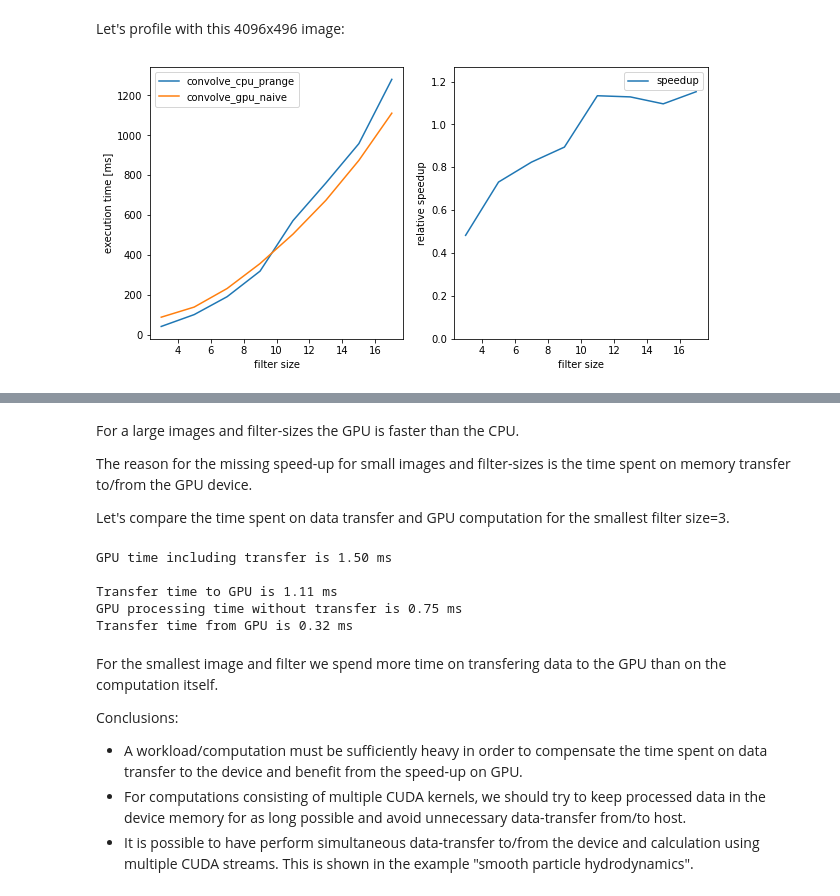
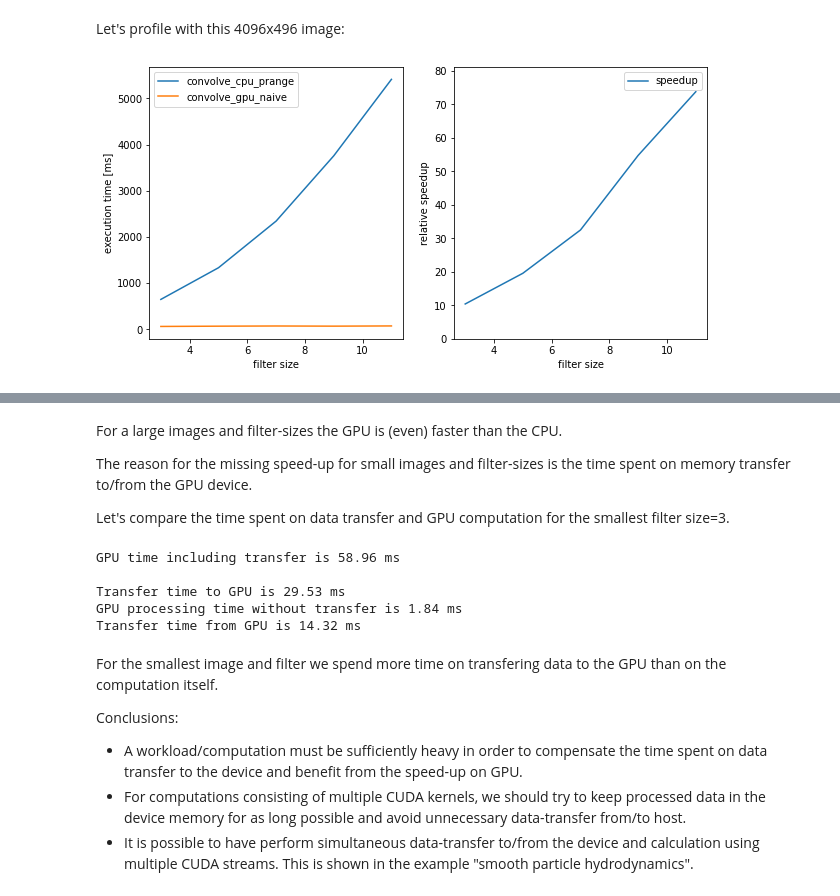
Before and after one commit to rmcabezon/GPU-course, a Jupyter notebook: notebooks/05_ImageProcessingConvolution.ipynb, the cells around one changed output, grey strips where cells are left out. Cells and saved outputs as stored; diff of their text form; code cells hidden in the pictures.

```diff
--- a/notebooks/05_ImageProcessingConvolution.ipynb
+++ b/notebooks/05_ImageProcessingConvolution.ipynb
@@ -70,7 +54,7 @@ from scipy.signal import convolve2d
 from skimage import io
 import matplotlib.pyplot as plt
 
-image_path = "https://homepages.cae.wisc.edu/~ece533/images/cameraman.tif"
+image_path = "https://people.math.sc.edu/Burkardt/data/tif/cameraman.tif"
 image = io.imread(image_path).astype(np.float32)
 filter_shape = (5, 5)
 uniform_filter = np.ones(filter_shape)/sum(np.ones(filter_shape).flatten())  # create uniform 3x3 filter
@@ -244,18 +230,16 @@ Here is a custom CPU version of the 2D convolution function using Numba JIT.
 # %%
-# CPU convolution definition using Numba JIT without parallelization.
-@jit(nopython=True)
-def convolve_cpu_jit(image, filter, result):
+# CPU convolution definition using parallelization with prange; this implementation runs in parallel on a multi-core CPU.
+# It is 6x faster than the `filter2d_cpu_jit` version on my 6-core laptop.
+
+@njit(parallel=True)
+def convolve_cpu_prange(image, filter, result):
     image_height, image_width = image.shape
     filter_height, filter_width = filter.shape
     filter_height_halved = filter_height // 2
     filter_width_halved = filter_width // 2
 
-    for row in range(0, image_height):  # iterate over pixel rows
-        for col in range(0, image_width):  # iterate over pixel columns
-            if row < filter_height_halved or row >= image_height - filter_height_halved:  # do nothing if outside valid area of image
-                continue
-            if col < filter_width_halved or col >= image_width - filter_width_halved:  # do nothing if outside valid area of image
-                continue
+    for row in prange(filter_height_halved, image_height - filter_height_halved):  # iterate over pixel rows in a parallel fashion
+        for col in range(filter_width_halved, image_width - filter_width_halved):  # iterate over pixel columns
 
             # calculate convolution for each pair (row, col)
             filtered_value = 0.0
@@ -266,4 +250,5 @@ def convolve_cpu_jit(image, filter, result):
                     kernelCoord = filter_height_halved + conv_index_y, filter_width_halved + conv_index_x
                     imageCoord = row + conv_index_y, col + conv_index_x
                     filtered_value += filter[kernelCoord] * image[imageCoord]  # multiply and sum to obtain convolution
+
             result[row, col] = filtered_value
@@ -440,43 +425,40 @@ plt.show()
 # %% [markdown]
 Let's profile with this 4096x496 image:
 # %%
+%%time
 image = read_image(image_path, 16)
 
 # kernel execution settings
 threads_per_block = (32, 32)
 
-# confirm that the numba implementation return same result as scipy.signal.convolve2d(..., mode='valid')
-filter = get_uniform_filter(size=3)
-filtered_image = np.zeros_like(image)
-
 blocks_per_grid = get_blocks_per_grid(threads_per_block, image.shape)
-
-convolve_gpu_naive = construct_convolve_gpu_naive()
-convolve_gpu_naive[blocks_per_grid, threads_per_block](image, filter, filtered_image)
-
-result = keep_valid_image(filtered_image, filter)
-validate_result_against_scipy_implementation(result, image, filter)
 
 # compare performance
 filtered_image = np.zeros_like(image)
 
-filter_sizes = [3, 5, 7, 9, 11, 13, 15, 17]
+filter_sizes = [3, 5, 7, 9, 11 ] #, 13, 15, 17]
 
 uniform_filters = [get_uniform_filter(size) for size in filter_sizes]
 
 def convolve_cpu_prange_timeit_callback(filter):
     convolve_cpu_prange(image, filter, filtered_image)
 
 exec_times_convolve_cpu_prange = measure_exec_time_for_parameter_range(convolve_cpu_prange_timeit_callback, uniform_filters, repeats_per_measurement=1)
 
-def convolve_gpu_naive_timeit_callback(filter):
-    convolve_gpu_naive[blocks_per_grid, threads_per_block](image, filter, filtered_image)
-    cuda.synchronize()
+## semi-naive GPU
+timeit_result = []
+for filter in uniform_filters:
 
-exec_times_convolve_gpu_naive = measure_exec_time_for_parameter_range(convolve_gpu_naive_timeit_callback, uniform_filters, repeats_per_measurement=3)
+    convolve_gpu_semi_naive = construct_convolve_gpu_semi_naive(image.shape, filter.shape)
+
+    def execute():
+        convolve_gpu_semi_naive[blocks_per_grid, threads_per_block](image, filter, filtered_image)
+        cuda.synchronize()
+    timeit_result.append(timeit( execute , repeats=3))
+exec_times_convolve_gpu_semi_naive = np.array(timeit_result)
 
 plot_exec_times_comparison(filter_sizes,
                             exec_times_convolve_cpu_prange, 'convolve_cpu_prange',
-                            exec_times_convolve_gpu_naive, 'convolve_gpu_naive')
+                            exec_times_convolve_gpu_semi_naive, 'convolve_gpu_naive')
 # %% [output]
-[figure, old version]
+[figure, new version]
@@ -483,11 +467,11 @@ plot_exec_times_comparison(filter_sizes,
 # %% [markdown]
-For a large images and filter-sizes the GPU is faster than the CPU.
+For a large images and filter-sizes the GPU is (even) faster than the CPU.
 
 The reason for the missing speed-up for small images and filter-sizes is the time spent on memory transfer to/from the GPU device.
 
 Let's compare the time spent on data transfer and GPU computation for the smallest filter size=3.
 # %%
-image = read_image(image_path, 1)
+image = read_image(image_path, 16)
 
 # kernel execution settings
 threads_per_block = (32, 32)
@@ -498,10 +482,11 @@ filtered_image = np.zeros_like(image)
 
 blocks_per_grid = get_blocks_per_grid(threads_per_block, image.shape)
 
-convolve_gpu_naive = construct_convolve_gpu_naive()
-convolve_gpu_naive[blocks_per_grid, threads_per_block](image, filter, filtered_image)
+convolve_gpu_semi_naive = construct_convolve_gpu_semi_naive(image.shape, filter.shape)
+convolve_gpu_semi_naive[blocks_per_grid, threads_per_block](image, filter, filtered_image) ## be sure to execute a first time in order to compile
+
 with timeit_context('GPU time including transfer'):
-    convolve_gpu_naive[blocks_per_grid, threads_per_block](image, filter, filtered_image)
+    convolve_gpu_semi_naive[blocks_per_grid, threads_per_block](image, filter, filtered_image)
     cuda.synchronize()
 
 print("")
@@ -515,7 +500,7 @@ with timeit_context('Transfer time to GPU'):
     cuda.synchronize()
 
 with timeit_context('GPU processing time without transfer'):
-    convolve_gpu_naive[blocks_per_grid, threads_per_block](image_on_device, filter_on_device, filtered_image_on_device)
+    convolve_gpu_semi_naive[blocks_per_grid, threads_per_block](image_on_device, filter_on_device, filtered_image_on_device)
     cuda.synchronize()
 
 # copy back the filtered image from deivce
@@ -523,11 +508,11 @@ with timeit_context('Transfer time from GPU'):
     filtered_image_on_host = filtered_image_on_device.copy_to_host()
     cuda.synchronize()
 # %% [output]
-GPU time including transfer is 1.50 ms
+GPU time including transfer is 58.96 ms
 
-Transfer time to GPU is 1.11 ms
-GPU processing time without transfer is 0.75 ms
-Transfer time from GPU is 0.32 ms
+Transfer time to GPU is 29.53 ms
+GPU processing time without transfer is 1.84 ms
+Transfer time from GPU is 14.32 ms
 # %% [markdown]
 For the smallest image and filter we spend more time on transfering data to the GPU than on the computation itself.
 
```
Also changed, not shown: parts of 43 cells of this notebook, 1 other file.
